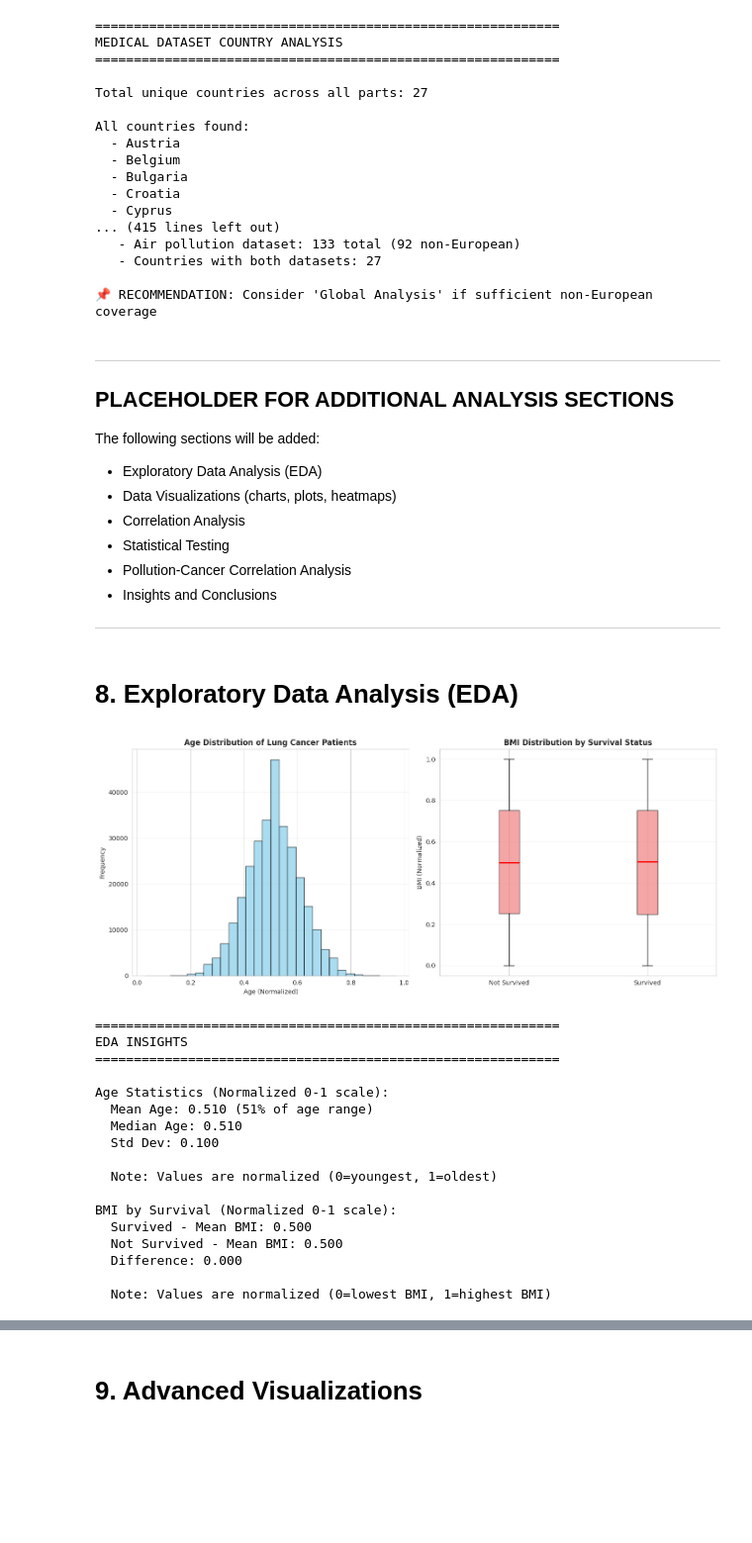
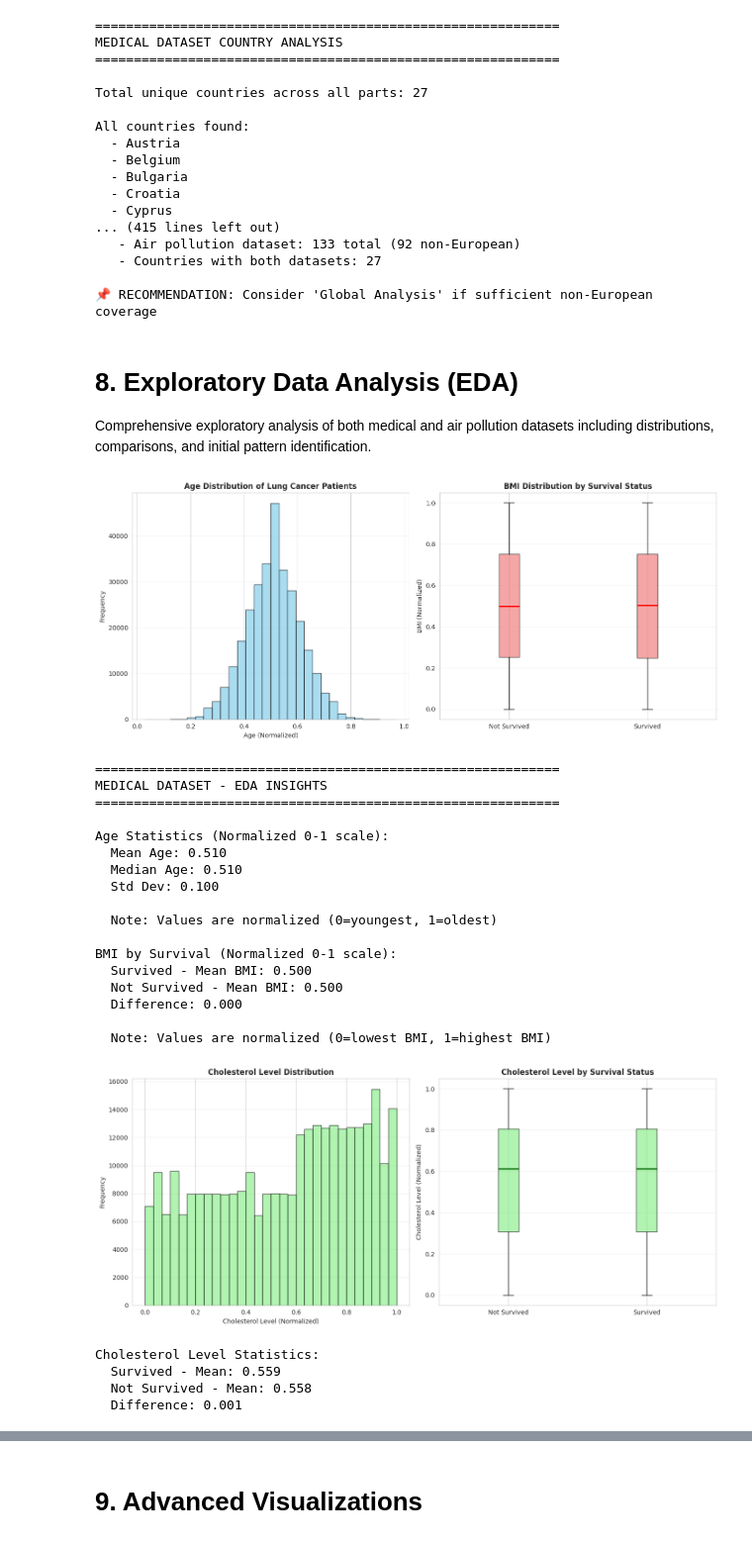
Before and after one commit to Sanaullah-Turab/global-lung-cancer-analysis, a Jupyter notebook: notebooks/LungCancer-Analysis.ipynb, the cells around one changed output, grey strips where cells are left out. Shown at 99% size. Saved outputs shown, nothing was run; the diff lists cells and outputs as text; code cells hidden in the pictures; blank space fills up the shorter version.

```diff
--- a/notebooks/LungCancer-Analysis.ipynb
+++ b/notebooks/LungCancer-Analysis.ipynb
@@ -729,24 +731,12 @@ All countries found:
    - Countries with both datasets: 27
 
 📌 RECOMMENDATION: Consider 'Global Analysis' if sufficient non-European coverage
-# %% [markdown]
----
-
-## PLACEHOLDER FOR ADDITIONAL ANALYSIS SECTIONS
-
-The following sections will be added:
-- Exploratory Data Analysis (EDA)
-- Data Visualizations (charts, plots, heatmaps)
-- Correlation Analysis
-- Statistical Testing
-- Pollution-Cancer Correlation Analysis
-- Insights and Conclusions
-
----
 # %% [markdown]
 # 8. Exploratory Data Analysis (EDA)
+
+Comprehensive exploratory analysis of both medical and air pollution datasets including distributions, comparisons, and initial pattern identification.
 # %%
-# Age distribution analysis
+# 8.1 Medical Dataset - Age and BMI Analysis
 plt.figure(figsize=(14, 6))
 
 plt.subplot(1, 2, 1)
@@ -773,10 +763,10 @@ plt.tight_layout()
 plt.show()
 
 print("\n" + "="*60)
-print("EDA INSIGHTS")
+print("MEDICAL DATASET - EDA INSIGHTS")
 print("="*60)
 print(f"\nAge Statistics (Normalized 0-1 scale):")
-print(f"  Mean Age: {df_medical['age'].mean():.3f} (51% of age range)")
+print(f"  Mean Age: {df_medical['age'].mean():.3f}")
 print(f"  Median Age: {df_medical['age'].median():.3f}")
 print(f"  Std Dev: {df_medical['age'].std():.3f}")
 print(f"\n  Note: Values are normalized (0=youngest, 1=oldest)")
@@ -789,11 +779,11 @@ print(f"\n  Note: Values are normalized (0=lowest BMI, 1=highest BMI)")
 # %% [output]
 [figure]
 ============================================================
-EDA INSIGHTS
+MEDICAL DATASET - EDA INSIGHTS
 ============================================================
 
 Age Statistics (Normalized 0-1 scale):
-  Mean Age: 0.510 (51% of age range)
+  Mean Age: 0.510
   Median Age: 0.510
   Std Dev: 0.100
 
@@ -805,3 +795,40 @@ BMI by Survival (Normalized 0-1 scale):
   Difference: 0.000
 
   Note: Values are normalized (0=lowest BMI, 1=highest BMI)
+# %%
+# 8.2 Medical Dataset - Cholesterol Level Analysis
+plt.figure(figsize=(14, 6))
+
+plt.subplot(1, 2, 1)
+plt.hist(df_medical['cholesterol_level'], bins=30, edgecolor='black', color='lightgreen', alpha=0.7)
+plt.title('Cholesterol Level Distribution', fontsize=12, fontweight='bold')
+plt.xlabel('Cholesterol Level (Normalized)', fontsize=10)
+plt.ylabel('Frequency', fontsize=10)
+plt.grid(axis='y', alpha=0.3)
+
+# Cholesterol by survival status
+plt.subplot(1, 2, 2)
+survived_chol = df_medical[df_medical['survived'] == 1]['cholesterol_level']
+not_survived_chol = df_medical[df_medical['survived'] == 0]['cholesterol_level']
+
+chol_data = [not_survived_chol, survived_chol]
+plt.boxplot(chol_data, labels=['Not Survived', 'Survived'], patch_artist=True,
+            boxprops=dict(facecolor='lightgreen', alpha=0.7),
+            medianprops=dict(color='darkgreen', linewidth=2))
+plt.title('Cholesterol Level by Survival Status', fontsize=12, fontweight='bold')
+plt.ylabel('Cholesterol Level (Normalized)', fontsize=10)
+plt.grid(axis='y', alpha=0.3)
+
+plt.tight_layout()
+plt.show()
+
+print(f"\nCholesterol Level Statistics:")
+print(f"  Survived - Mean: {survived_chol.mean():.3f}")
+print(f"  Not Survived - Mean: {not_survived_chol.mean():.3f}")
+print(f"  Difference: {abs(survived_chol.mean() - not_survived_chol.mean()):.3f}")
+# %% [output]
+[figure, added]
+Cholesterol Level Statistics:
+  Survived - Mean: 0.559
+  Not Survived - Mean: 0.558
+  Difference: 0.001
```
Also changed, not shown: parts of 10 cells of this notebook.
